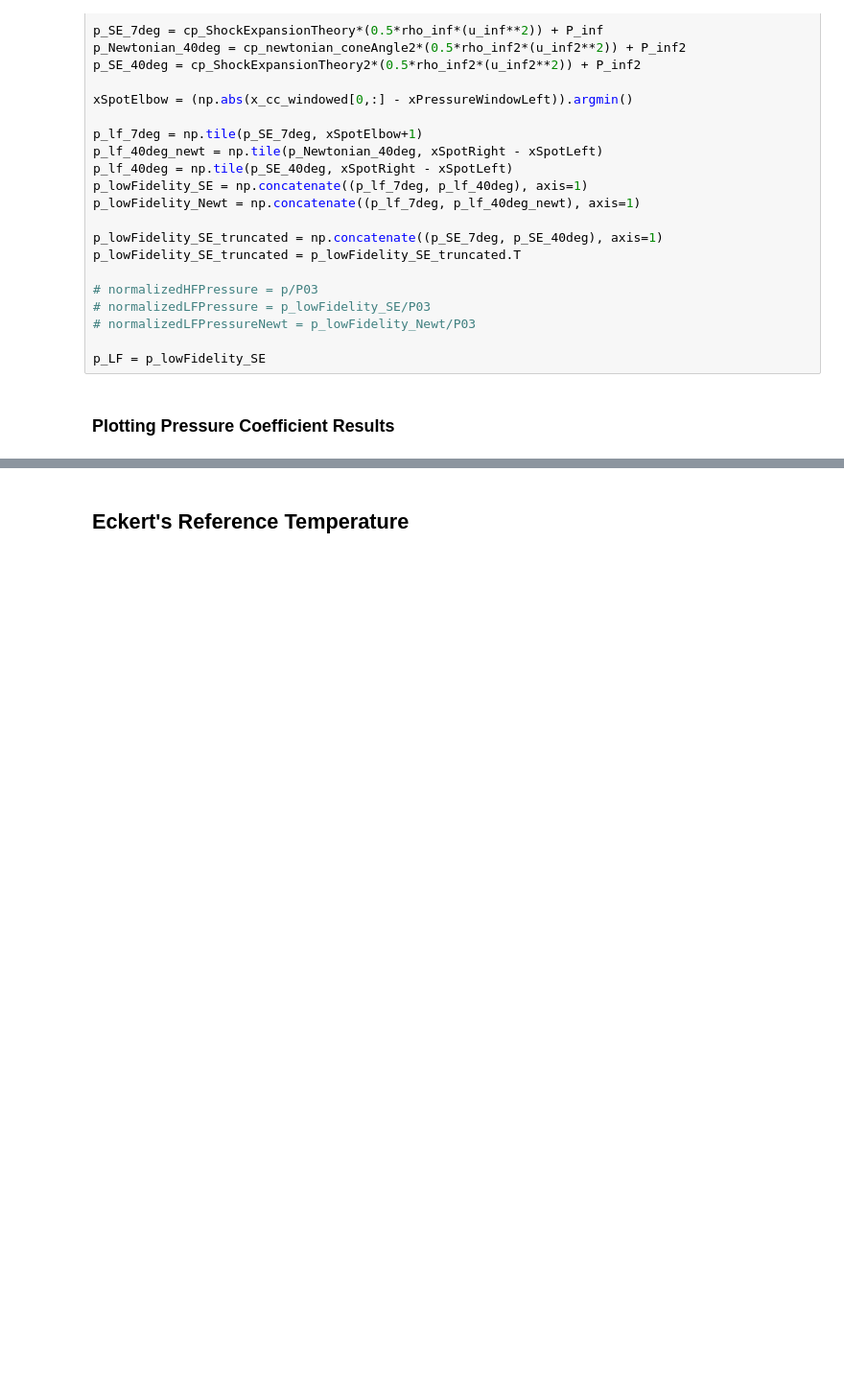
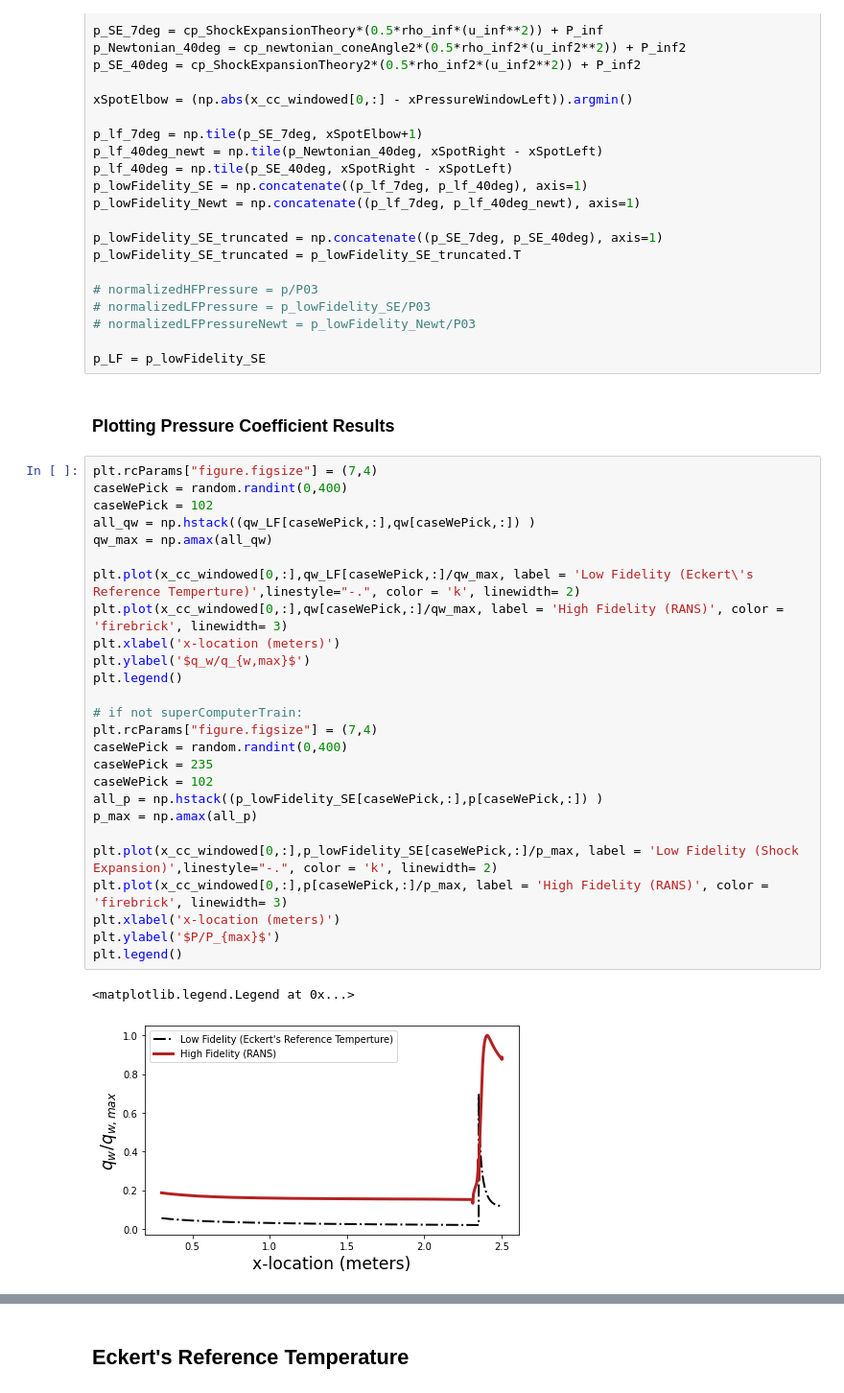
Before and after one commit to AmosJoseph/multifidelitymodeling, a Jupyter notebook: MF_SurrogateModel_20220516.ipynb, the cells around one changed output, grey strips where cells are left out. Shown at 96% size. Saved outputs shown, nothing was run; the diff lists cells and outputs as text; blank space fills up the shorter version.

```diff
--- a/MF_SurrogateModel_20220516.ipynb
+++ b/MF_SurrogateModel_20220516.ipynb
@@ -3496,4 +3517,33 @@ p_lowFidelity_SE_truncated = p_lowFidelity_SE_truncated.T
 p_LF = p_lowFidelity_SE
 # %% [markdown]
 ### Plotting Pressure Coefficient Results
+# %%
+plt.rcParams["figure.figsize"] = (7,4)
+caseWePick = random.randint(0,400)
+caseWePick = 102
+all_qw = np.hstack((qw_LF[caseWePick,:],qw[caseWePick,:]) )
+qw_max = np.amax(all_qw)
+
+plt.plot(x_cc_windowed[0,:],qw_LF[caseWePick,:]/qw_max, label = 'Low Fidelity (Eckert\'s Reference Temperture)',linestyle="-.", color = 'k', linewidth= 2)
+plt.plot(x_cc_windowed[0,:],qw[caseWePick,:]/qw_max, label = 'High Fidelity (RANS)', color = 'firebrick', linewidth= 3)
+plt.xlabel('x-location (meters)')
+plt.ylabel('$q_w/q_{w,max}$')
+plt.legend()
+
+# if not superComputerTrain:
+plt.rcParams["figure.figsize"] = (7,4)
+caseWePick = random.randint(0,400)
+caseWePick = 235
+caseWePick = 102
+all_p = np.hstack((p_lowFidelity_SE[caseWePick,:],p[caseWePick,:]) )
+p_max = np.amax(all_p)
+
+plt.plot(x_cc_windowed[0,:],p_lowFidelity_SE[caseWePick,:]/p_max, label = 'Low Fidelity (Shock Expansion)',linestyle="-.", color = 'k', linewidth= 2)
+plt.plot(x_cc_windowed[0,:],p[caseWePick,:]/p_max, label = 'High Fidelity (RANS)', color = 'firebrick', linewidth= 3)
+plt.xlabel('x-location (meters)')
+plt.ylabel('$P/P_{max}$')
+plt.legend()
+# %% [output]
+<matplotlib.legend.Legend at 0x...>
+[figure, added]
 # %%
```
Also changed, not shown: parts of 17 cells of this notebook, 4 other files.
